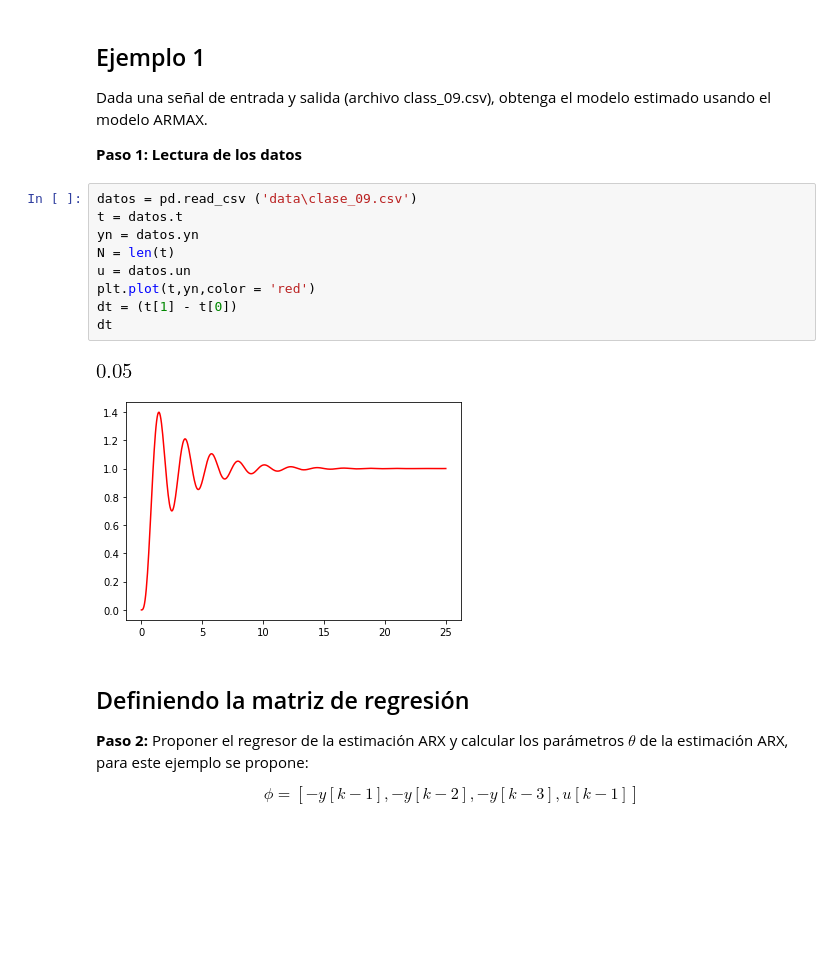
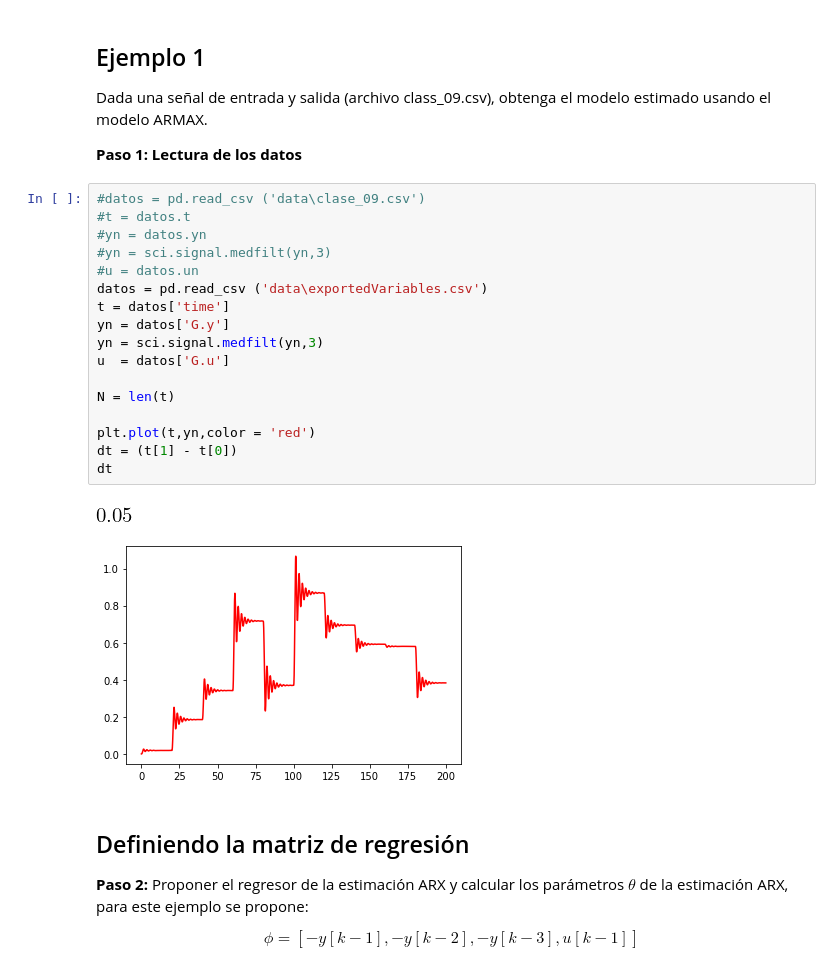
Before and after one commit to jairocuellar/System_identification, a Jupyter notebook: class_09_02-CopyJP.ipynb, the cells around one changed output. Saved outputs shown, nothing was run; the diff lists cells and outputs as text; blank space fills up the shorter version.

```diff
--- a/class_09_02-CopyJP.ipynb
+++ b/class_09_02-CopyJP.ipynb
@@ -26,17 +26,25 @@ Dada una señal de entrada y salida (archivo class_09.csv), obtenga el modelo es
 
 **Paso 1: Lectura de los datos**
 # %%
-datos = pd.read_csv ('data\clase_09.csv')
-t = datos.t
-yn = datos.yn
+#datos = pd.read_csv ('data\clase_09.csv')
+#t = datos.t
+#yn = datos.yn
+#yn = sci.signal.medfilt(yn,3)
+#u = datos.un
+datos = pd.read_csv ('data\exportedVariables.csv')
+t = datos['time']
+yn = datos['G.y']
+yn = sci.signal.medfilt(yn,3)
+u  = datos['G.u']
+
 N = len(t)
-u = datos.un
+
 plt.plot(t,yn,color = 'red')
 dt = (t[1] - t[0])
 dt
 # %% [output]
 [figure]
-[figure, old version]
+[figure, new version]
 # %% [markdown]
 ## Definiendo la matriz de regresión
 
```
Also changed, not shown: parts of 15 cells of this notebook, 2 other files.
